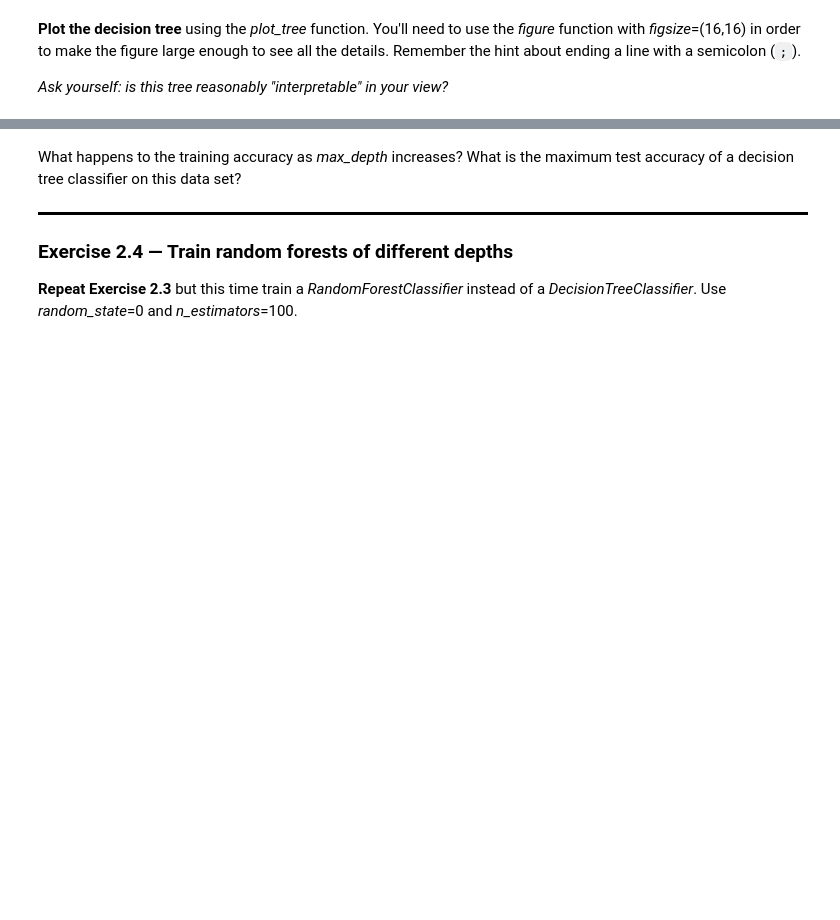
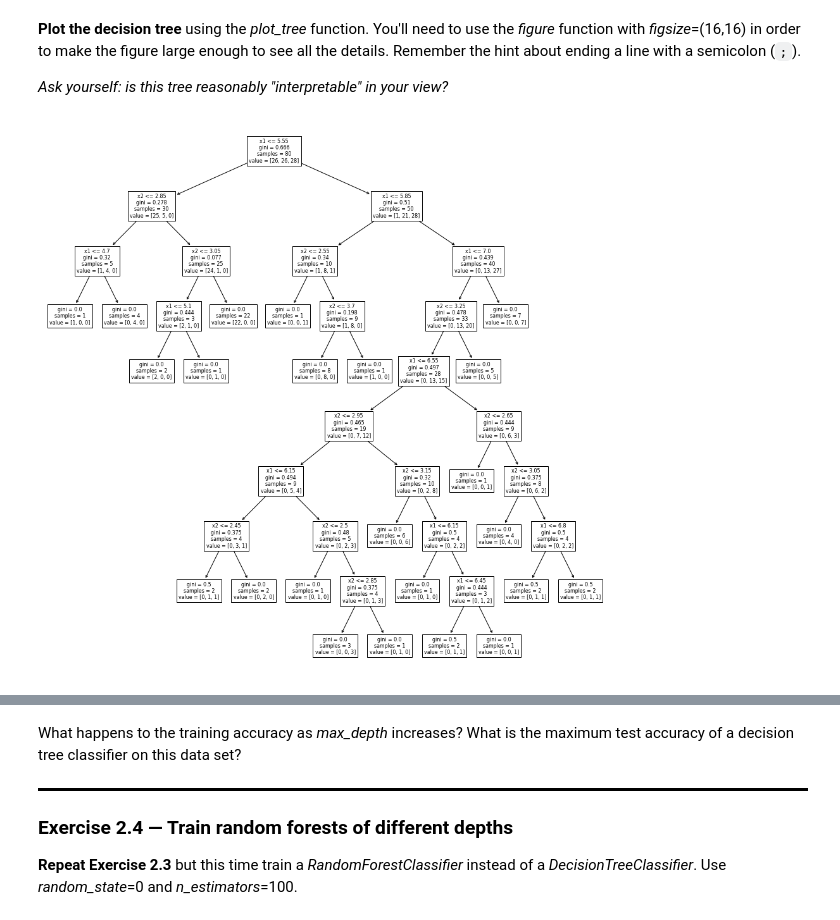
Before and after one commit to alimus22/SOEN, a Jupyter notebook: COMP432/lab6/lab6-exercises.ipynb, the cells around one changed output, grey strips where cells are left out. Cells and saved outputs as stored; diff of their text form; code cells hidden in the pictures; blank space fills up the shorter version.

```diff
--- a/COMP432/lab6/lab6-exercises.ipynb
+++ b/COMP432/lab6/lab6-exercises.ipynb
@@ -410,6 +430,10 @@ def plot_iris_predict(model):
 *Ask yourself: is this tree reasonably "interpretable" in your view?*
 # %%
 # Your code here. Aim for 2 lines.
+plt.figure(figsize=(16,16));
+sklearn.tree.plot_tree(decisionTree, feature_names=['x1', 'x2']);
+# %% [output]
+[figure, added]
 # %% [markdown]
 <div style="border-bottom: 3px solid black;"></div>
 
```
Also changed, not shown: parts of 11 cells of this notebook.
